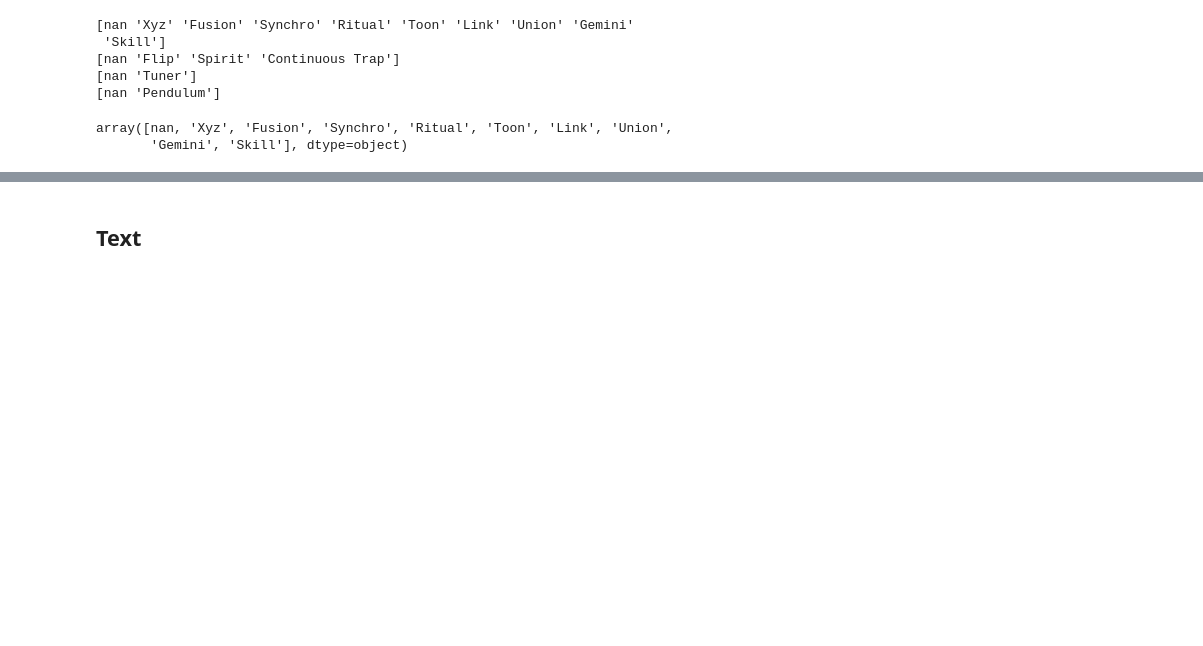
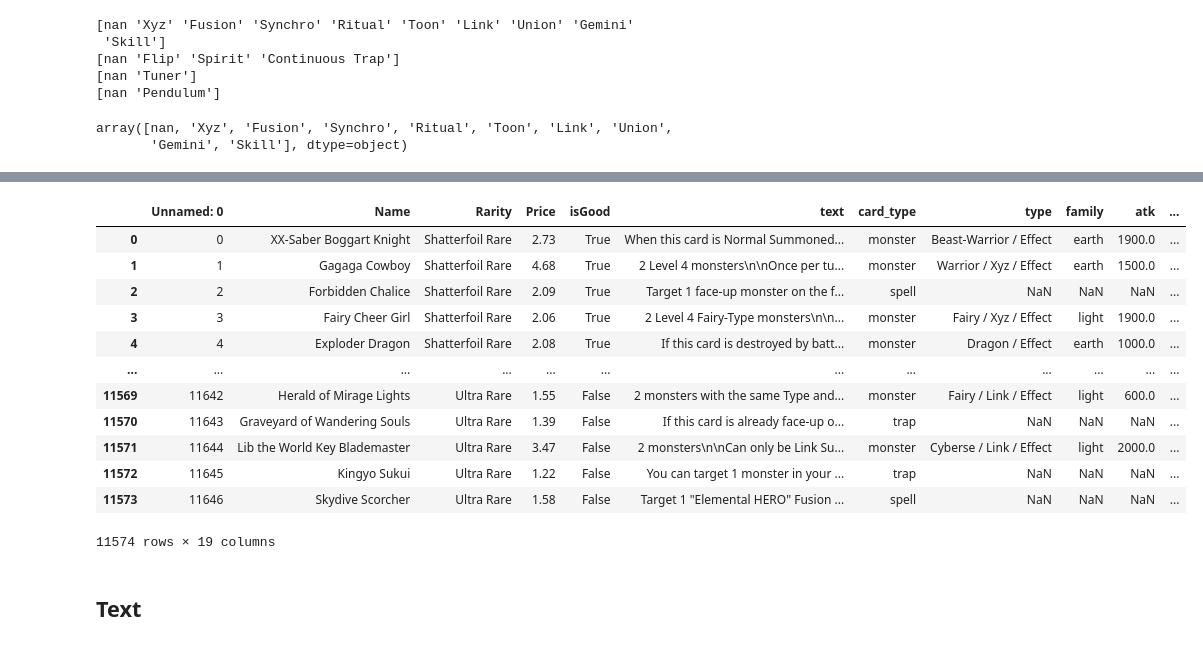
Before and after one commit to Marcompp/MachineLearningFinal, a Jupyter notebook: DB_Polish.ipynb, the cells around one changed output, grey strips where cells are left out. Drawn from its saved outputs; the diff is of its cells as text; code cells hidden in the pictures; blank space fills up the shorter version.

```diff
--- a/DB_Polish.ipynb
+++ b/DB_Polish.ipynb
@@ -169,3 +184,19 @@ types
+# %%
+df_yugi
+# %% [output]
+|  | Unnamed: 0 | Name | Rarity | Price | isGood | text | card_type | type | family | atk | ... |
+| 0 | 0 | XX-Saber Boggart Knight | Shatterfoil Rare | 2.73 | True | When this card is Normal Summoned... | monster | Beast-Warrior / Effect | earth | 1900.0 | ... |
+| 1 | 1 | Gagaga Cowboy | Shatterfoil Rare | 4.68 | True | 2 Level 4 monsters\n\nOnce per tu... | monster | Warrior / Xyz / Effect | earth | 1500.0 | ... |
+| 2 | 2 | Forbidden Chalice | Shatterfoil Rare | 2.09 | True | Target 1 face-up monster on the f... | spell | NaN | NaN | NaN | ... |
+| 3 | 3 | Fairy Cheer Girl | Shatterfoil Rare | 2.06 | True | 2 Level 4 Fairy-Type monsters\n\n... | monster | Fairy / Xyz / Effect | light | 1900.0 | ... |
+| 4 | 4 | Exploder Dragon | Shatterfoil Rare | 2.08 | True | If this card is destroyed by batt... | monster | Dragon / Effect | earth | 1000.0 | ... |
+| ... | ... | ... | ... | ... | ... | ... | ... | ... | ... | ... | ... |
+| 11569 | 11642 | Herald of Mirage Lights | Ultra Rare | 1.55 | False | 2 monsters with the same Type and... | monster | Fairy / Link / Effect | light | 600.0 | ... |
+| 11570 | 11643 | Graveyard of Wandering Souls | Ultra Rare | 1.39 | False | If this card is already face-up o... | trap | NaN | NaN | NaN | ... |
+| 11571 | 11644 | Lib the World Key Blademaster | Ultra Rare | 3.47 | False | 2 monsters\n\nCan only be Link Su... | monster | Cyberse / Link / Effect | light | 2000.0 | ... |
+| 11572 | 11645 | Kingyo Sukui | Ultra Rare | 1.22 | False | You can target 1 monster in your ... | trap | NaN | NaN | NaN | ... |
+| 11573 | 11646 | Skydive Scorcher | Ultra Rare | 1.58 | False | Target 1 "Elemental HERO" Fusion ... | spell | NaN | NaN | NaN | ... |
+11574 rows × 19 columns
 # %% [markdown]
 ## Text
 # %%
```
Also changed, not shown: parts of 12 cells of this notebook, 1 other file.
